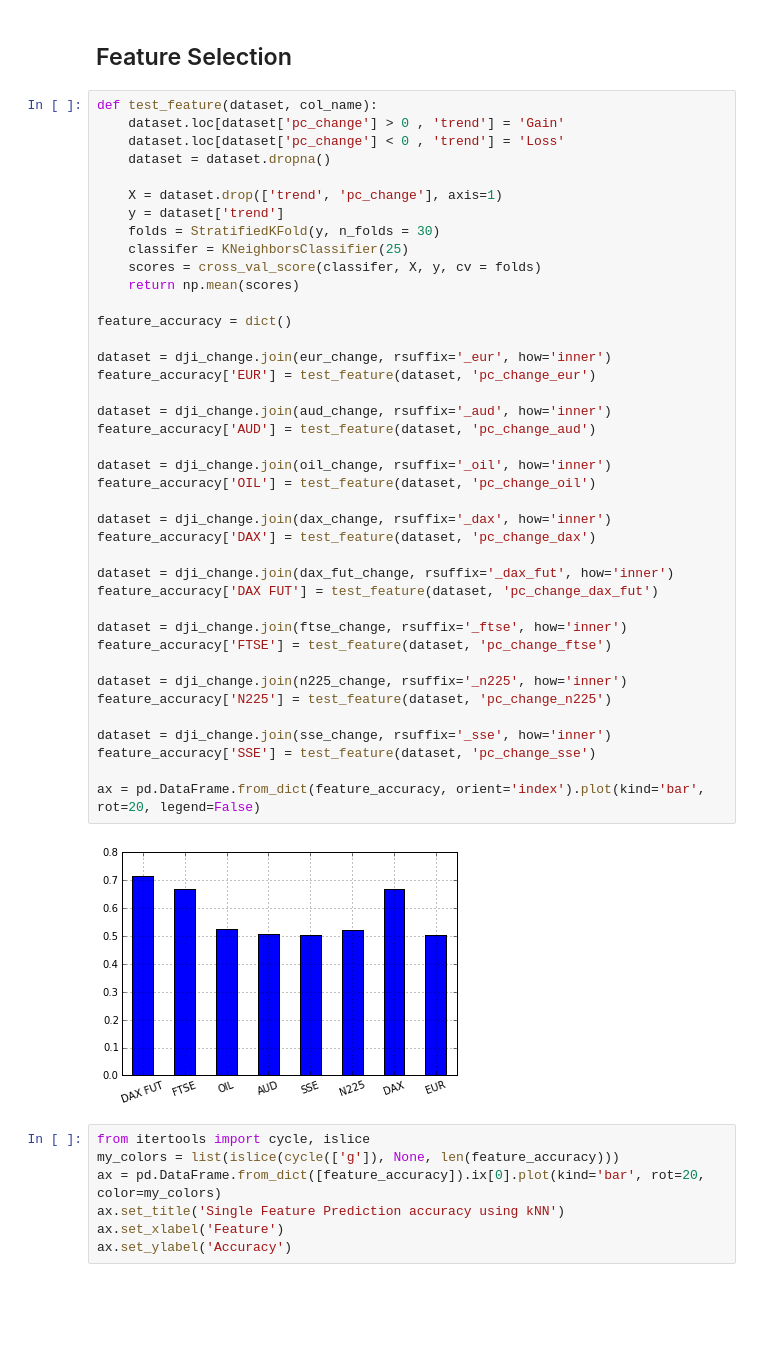
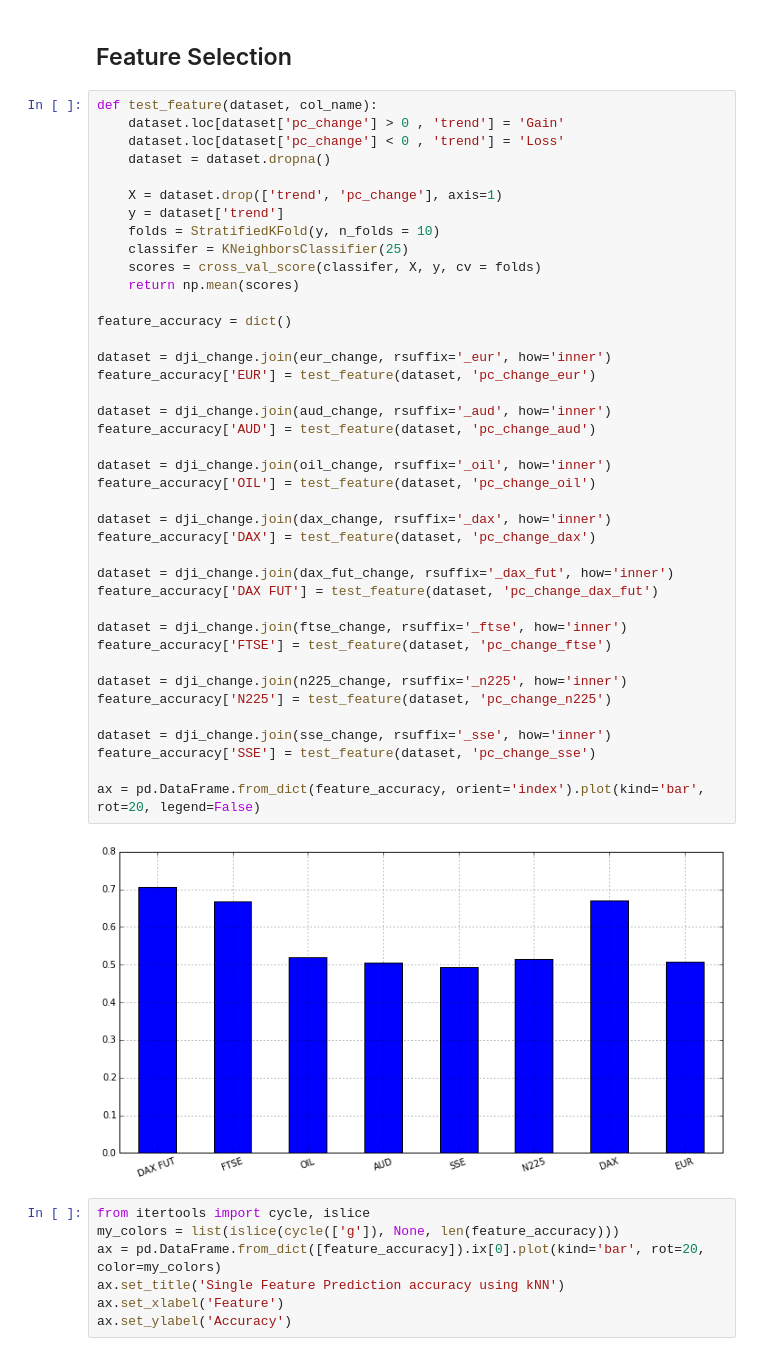
Before and after one commit to MarkDunne/final-year-project, a Jupyter notebook: work/Feature Prediction.ipynb, the cells around one changed output. Drawn from its saved outputs; the diff is of its cells as text; blank space fills up the shorter version.

```diff
--- a/work/Feature Prediction.ipynb
+++ b/work/Feature Prediction.ipynb
@@ -85,40 +88,40 @@ def test_feature(dataset, col_name):
 
     X = dataset.drop(['trend', 'pc_change'], axis=1)
     y = dataset['trend']
-    folds = StratifiedKFold(y, n_folds = 30)
+    folds = StratifiedKFold(y, n_folds = 10)
     classifer = KNeighborsClassifier(25)
     scores = cross_val_score(classifer, X, y, cv = folds)
     return np.mean(scores)
 
 feature_accuracy = dict()
 
 dataset = dji_change.join(eur_change, rsuffix='_eur', how='inner')
 feature_accuracy['EUR'] = test_feature(dataset, 'pc_change_eur')
 
 dataset = dji_change.join(aud_change, rsuffix='_aud', how='inner')
 feature_accuracy['AUD'] = test_feature(dataset, 'pc_change_aud')
 
 dataset = dji_change.join(oil_change, rsuffix='_oil', how='inner')
 feature_accuracy['OIL'] = test_feature(dataset, 'pc_change_oil')
 
 dataset = dji_change.join(dax_change, rsuffix='_dax', how='inner')
 feature_accuracy['DAX'] = test_feature(dataset, 'pc_change_dax')
 
 dataset = dji_change.join(dax_fut_change, rsuffix='_dax_fut', how='inner')
 feature_accuracy['DAX FUT'] = test_feature(dataset, 'pc_change_dax_fut')
 
 dataset = dji_change.join(ftse_change, rsuffix='_ftse', how='inner')
 feature_accuracy['FTSE'] = test_feature(dataset, 'pc_change_ftse')
 
 dataset = dji_change.join(n225_change, rsuffix='_n225', how='inner')
 feature_accuracy['N225'] = test_feature(dataset, 'pc_change_n225')
 
 dataset = dji_change.join(sse_change, rsuffix='_sse', how='inner')
 feature_accuracy['SSE'] = test_feature(dataset, 'pc_change_sse')
 
 ax = pd.DataFrame.from_dict(feature_accuracy, orient='index').plot(kind='bar', rot=20, legend=False)
 # %% [output]
-[figure, old version]
+[figure, new version]
 # %%
 from itertools import cycle, islice
 my_colors = list(islice(cycle(['g']), None, len(feature_accuracy)))
```
Also changed, not shown: parts of 16 cells of this notebook, 10 other files.
